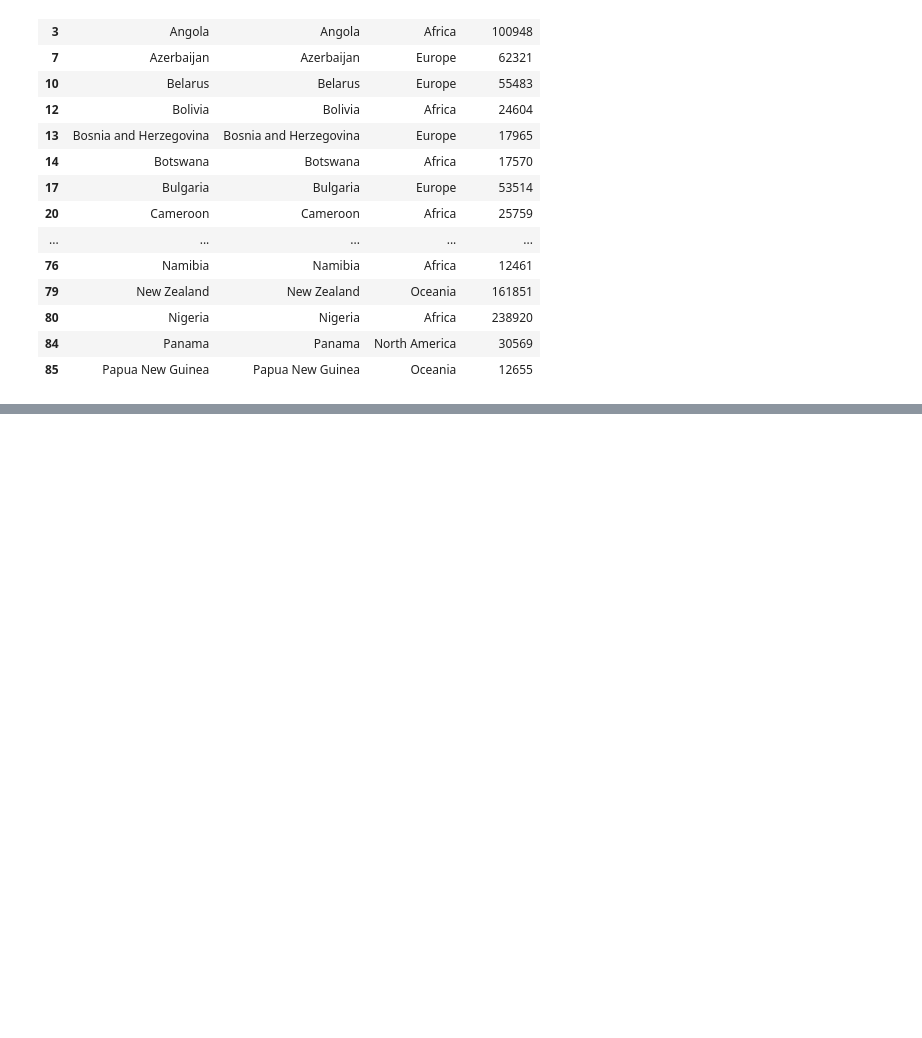
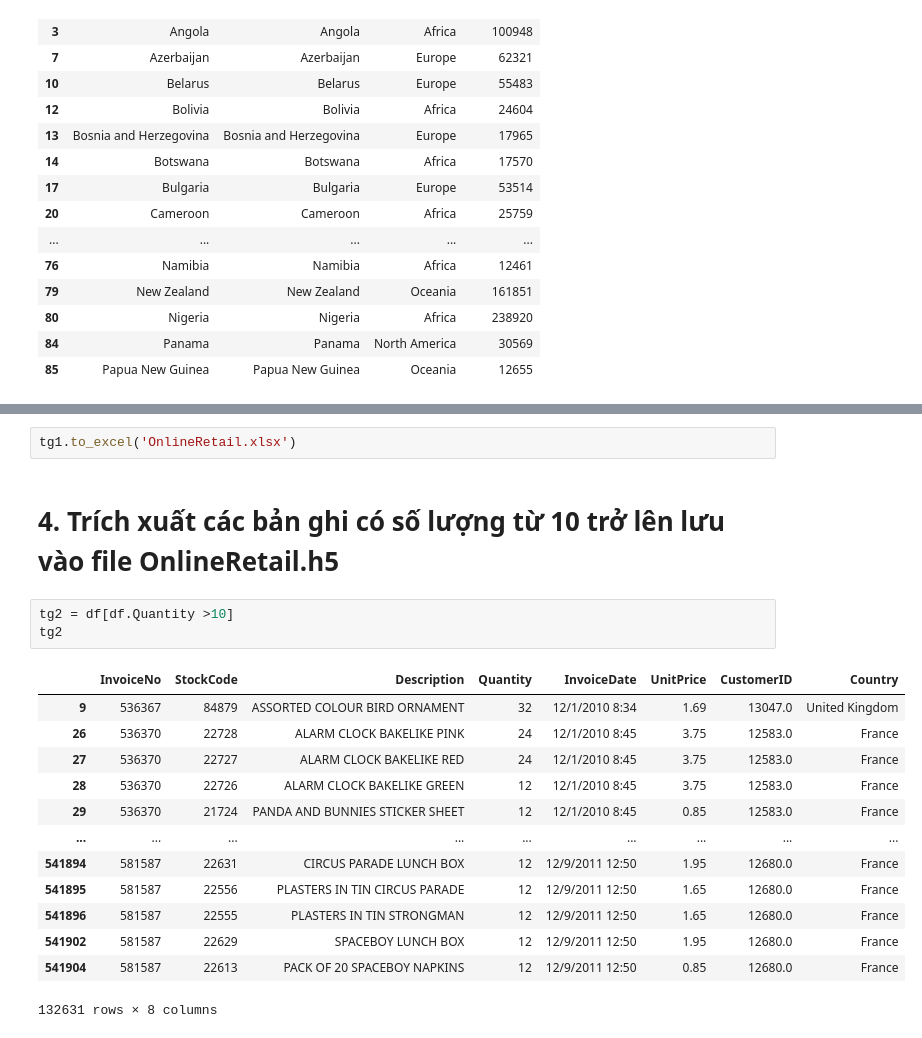
Before and after one commit to mark3000-010701/Dataanalyst, a Jupyter notebook: Pandas_1_bài_tập_.ipynb, the cells around one changed output, grey strips where cells are left out. Saved outputs shown, nothing was run; the diff lists cells and outputs as text; blank space fills up the shorter version.

```diff
--- a/Pandas_1_bài_tập_.ipynb
+++ b/Pandas_1_bài_tập_.ipynb
@@ -149,0 +249,21 @@ data.head(50)
+# %%
+tg1.to_excel('OnlineRetail.xlsx')
+# %% [markdown]
+# 4. Trích xuất các bản ghi có số lượng từ 10 trở lên lưu vào file OnlineRetail.h5
+# %%
+tg2 = df[df.Quantity >10]
+tg2
+# %% [output]
+|  | InvoiceNo | StockCode | Description | Quantity | InvoiceDate | UnitPrice | CustomerID | Country |
+| 9 | 536367 | 84879 | ASSORTED COLOUR BIRD ORNAMENT | 32 | 12/1/2010 8:34 | 1.69 | 13047.0 | United Kingdom |
+| 26 | 536370 | 22728 | ALARM CLOCK BAKELIKE PINK | 24 | 12/1/2010 8:45 | 3.75 | 12583.0 | France |
+| 27 | 536370 | 22727 | ALARM CLOCK BAKELIKE RED | 24 | 12/1/2010 8:45 | 3.75 | 12583.0 | France |
+| 28 | 536370 | 22726 | ALARM CLOCK BAKELIKE GREEN | 12 | 12/1/2010 8:45 | 3.75 | 12583.0 | France |
+| 29 | 536370 | 21724 | PANDA AND BUNNIES STICKER SHEET | 12 | 12/1/2010 8:45 | 0.85 | 12583.0 | France |
+| ... | ... | ... | ... | ... | ... | ... | ... | ... |
+| 541894 | 581587 | 22631 | CIRCUS PARADE LUNCH BOX | 12 | 12/9/2011 12:50 | 1.95 | 12680.0 | France |
+| 541895 | 581587 | 22556 | PLASTERS IN TIN CIRCUS PARADE | 12 | 12/9/2011 12:50 | 1.65 | 12680.0 | France |
+| 541896 | 581587 | 22555 | PLASTERS IN TIN STRONGMAN | 12 | 12/9/2011 12:50 | 1.65 | 12680.0 | France |
+| 541902 | 581587 | 22629 | SPACEBOY LUNCH BOX | 12 | 12/9/2011 12:50 | 1.95 | 12680.0 | France |
+| 541904 | 581587 | 22613 | PACK OF 20 SPACEBOY NAPKINS | 12 | 12/9/2011 12:50 | 0.85 | 12680.0 | France |
+132631 rows × 8 columns
```
Also changed, not shown: parts of 21 cells of this notebook.
